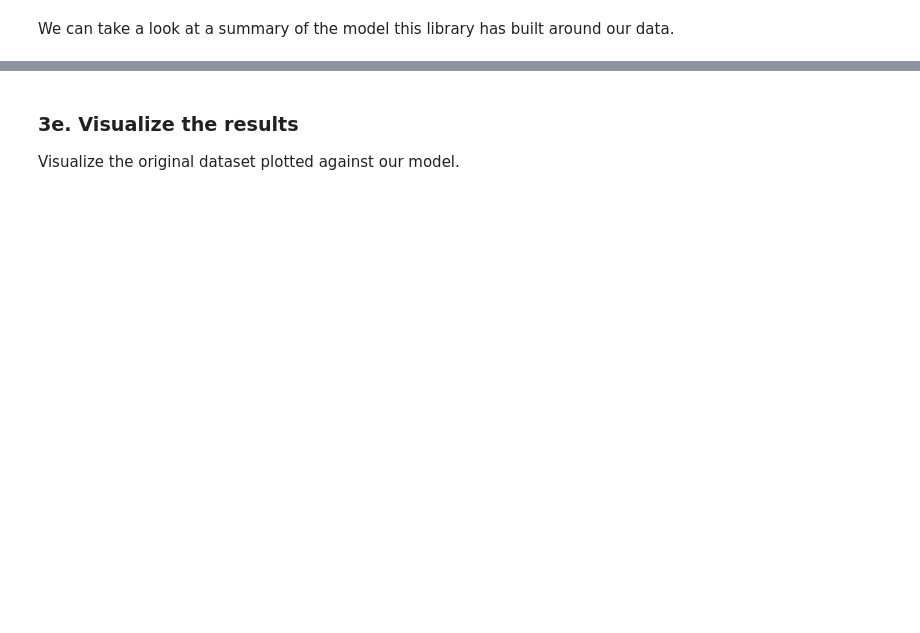
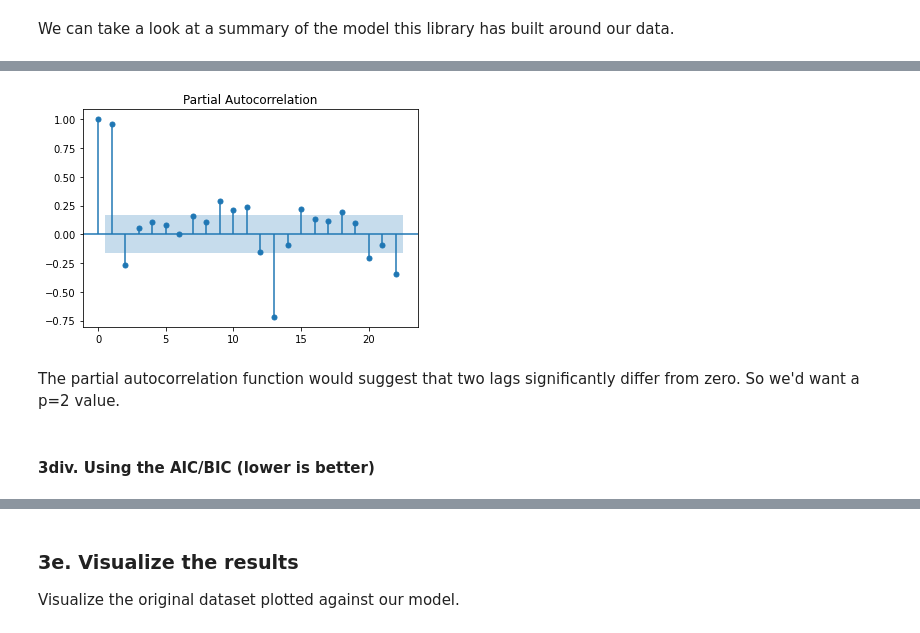
Before and after one commit to liyueling13/Springboard, a Jupyter notebook: Cowboys&CigrettesCaseStudy/Cowboy Cigarettes Case Study - Tier 3.ipynb, the cells around one changed output, grey strips where cells are left out. Saved outputs shown, nothing was run; the diff lists cells and outputs as text; code cells hidden in the pictures; blank space fills up the shorter version.

```diff
--- a/Cowboys&CigrettesCaseStudy/Cowboy Cigarettes Case Study - Tier 3.ipynb
+++ b/Cowboys&CigrettesCaseStudy/Cowboy Cigarettes Case Study - Tier 3.ipynb
@@ -535,0 +471,19 @@ ModuleNotFoundError: No module named 'pmdarima'
+# %%
+from statsmodels.graphics.tsaplots import plot_acf, plot_pacf
+
+# fig, ax = plt.subplots(2, figsize=(8,12))
+
+# plot the ACF
+# plot_acf(cigData, ax=ax[0])
+
+# plot the PACF
+# plot_pacf(cigData, ax=ax[1])
+plot_pacf(cigData)
+
+plt.show()
+# %% [output]
+[figure, added]
+# %% [markdown]
+The partial autocorrelation function would suggest that two lags significantly differ from zero. So we'd want a p=2 value.
+# %% [markdown]
+#### 3div. Using the AIC/BIC (lower is better)
```
Also changed, not shown: parts of 42 cells of this notebook.
